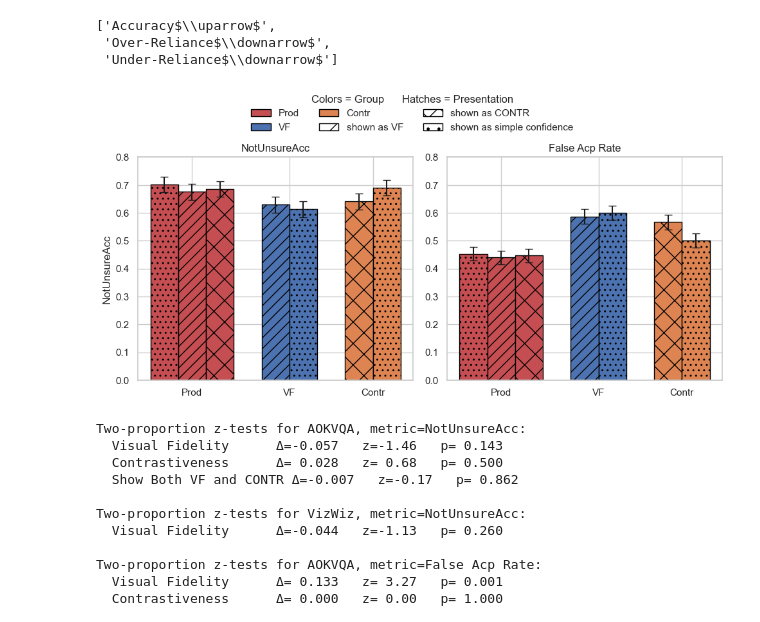
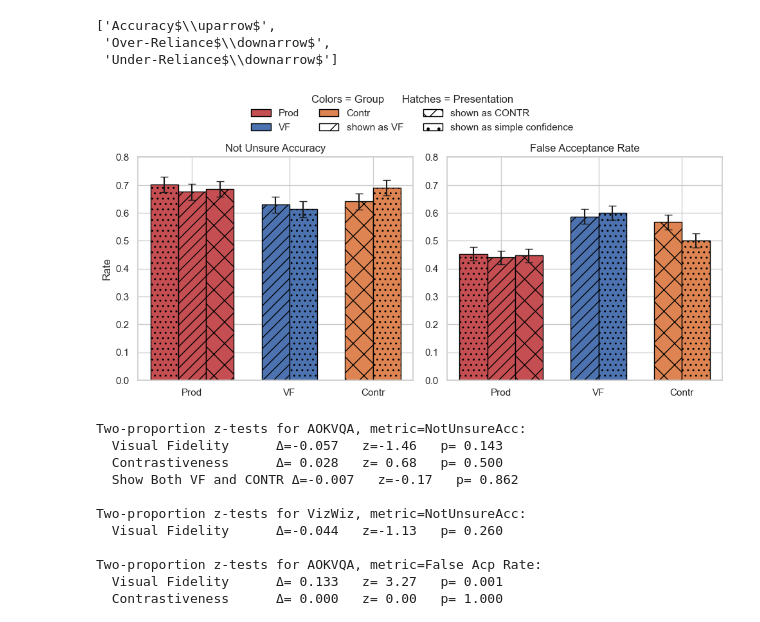
Before and after one commit to Keyu-He/vlm-rationale-study, a Jupyter notebook: src_analysis/UserStudyAnalysis.ipynb, the cells around one changed output. Saved outputs shown, nothing was run; the diff lists cells and outputs as text; code cells hidden in the pictures.

```diff
--- a/src_analysis/UserStudyAnalysis.ipynb
+++ b/src_analysis/UserStudyAnalysis.ipynb
@@ -2102,8 +2102,8 @@ sns.set_theme(style="whitegrid")
 fig, axes = plt.subplots(1,2, figsize=(10,5), sharey=False)
 
 for ax, (metric, errcol, title) in zip(axes, [
-    ('NotUnsureAcc', 'NotUnsureAcc SE', 'NotUnsureAcc'),
-    ('False Acp Rate','False Acp SE',   'False Acp Rate'),
+    ('NotUnsureAcc', 'NotUnsureAcc SE', 'Not Unsure Accuracy'),
+    ('False Acp Rate','False Acp SE',   'False Acceptance Rate'),
 ]):
     # draw each bar in df_plot with its group color
     for i,row in df_plot.iterrows():
@@ -2118,37 +2118,36 @@ for ax, (metric, errcol, title) in zip(axes, [
     ax.set_xticks(xticks)
     ax.set_xticklabels([group_labels[g] for g in group_order])
     ax.set_ylim(0, .8)
-    ax.set_ylabel(metric if ax is axes[0] else None, fontsize=12)
-
+    ax.set_ylabel('Rate' if ax is axes[0] else "")
 
 # 7) build a combined legend
 # 7a) color patches for each group
 group_patches = [
     Patch(facecolor=group_colors[grp],
           edgecolor='black',
           label=group_labels[grp])
     for grp in group_order
 ]
 # 7b) hatch patches for each “presentation”
 hatch_patches = [
     Patch(facecolor='white',
           edgecolor='black',
           hatch=pat,
           label=label)
     for pat, label in pattern_legend.items()
 ]
 # place legend
 leg = fig.legend(
     handles=group_patches + hatch_patches,
     loc='upper center',
     ncol=3,
     frameon=False,
     title='Colors = Group      Hatches = Presentation'
 )
 plt.tight_layout(rect=[0,0,1,0.86])
 plt.show()
 # %% [output]
-[figure, old version]
+[figure, new version]
 # %%
 # import numpy as np
 # import matplotlib.pyplot as plt
```
Also changed, not shown: 1 other file.
